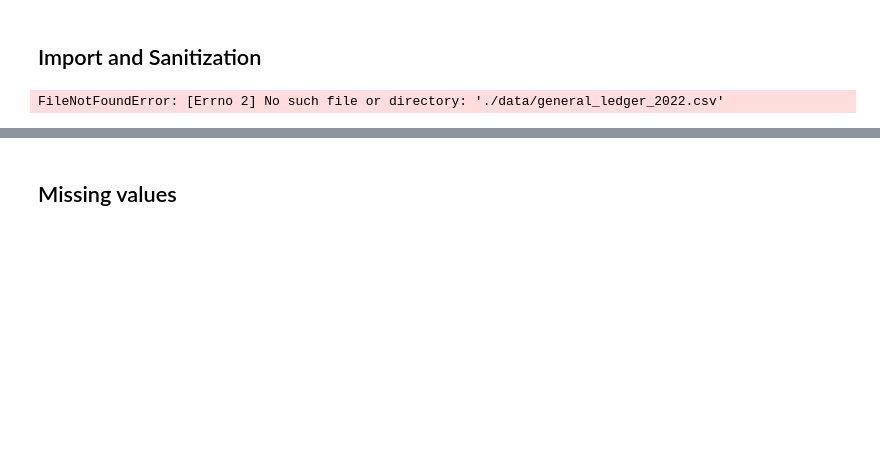
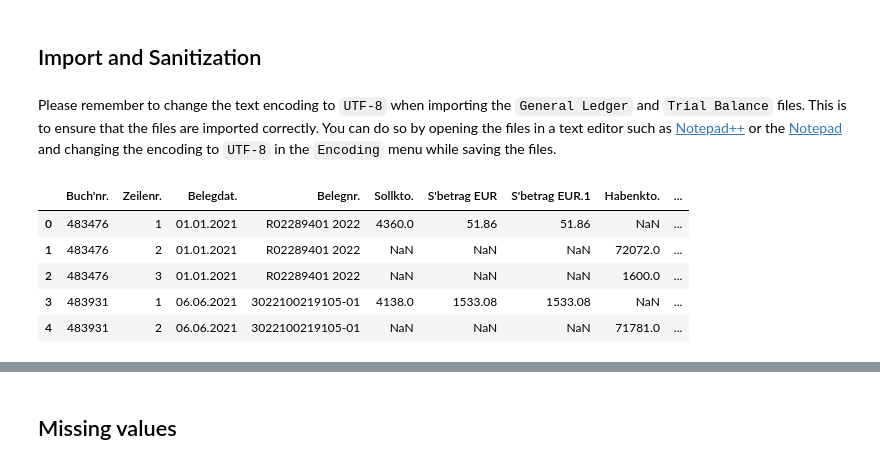
Before and after one commit to tlex-web/journal-entry-tests, a Jupyter notebook: JET.ipynb, the cells around one changed output, grey strips where cells are left out. Cells and saved outputs as stored; diff of their text form; code cells hidden in the pictures; blank space fills up the shorter version.

```diff
--- a/JET.ipynb
+++ b/JET.ipynb
@@ -160,11 +167,20 @@ filename_tb = relative_path + 'trial_balance.csv' # Please update if you want to
+# %% [markdown]
+Please remember to change the text encoding to `UTF-8` when importing the `General Ledger` and `Trial Balance` files. This is to ensure that the files are imported correctly.
+You can do so by opening the files in a text editor such as [Notepad++](https://notepad-plus-plus.org/downloads/) or the [Notepad](https://apps.microsoft.com/store/detail/windows-notepad/9MSMLRH6LZF3) and changing the encoding to `UTF-8` in the `Encoding` menu while saving the files.
 # %%
 # data import
+# set the appropriate decimal and separator characters
 df_gl = pd.read_csv(filename_gl, sep = ";", decimal = ",")
-df_header = pd.read_csv("./data/header.csv", sep = ";", decimal = ",", dtype={'Buchungsdatum': 'str'})
 df_tb = pd.read_csv(filename_tb, sep = ";", decimal = ",")
 
-df_header.head()
+# check if all columns are correctly imported and the floating point numbers are correctly interpreted
+df_gl.head()
 # %% [output]
-FileNotFoundError: [Errno 2] No such file or directory: './data/general_ledger_2022.csv'
+|  | Buch'nr. | Zeilenr. | Belegdat. | Belegnr. | Sollkto. | S'betrag EUR | S'betrag EUR.1 | Habenkto. | ... |
+| 0 | 483476 | 1 | 01.01.2021 | R02289401 2022 | 4360.0 | 51.86 | 51.86 | NaN | ... |
+| 1 | 483476 | 2 | 01.01.2021 | R02289401 2022 | NaN | NaN | NaN | 72072.0 | ... |
+| 2 | 483476 | 3 | 01.01.2021 | R02289401 2022 | NaN | NaN | NaN | 1600.0 | ... |
+| 3 | 483931 | 1 | 06.06.2021 | 3022100219105-01 | 4138.0 | 1533.08 | 1533.08 | NaN | ... |
+| 4 | 483931 | 2 | 06.06.2021 | 3022100219105-01 | NaN | NaN | NaN | 71781.0 | ... |
 # %%
 # check data types
```
Also changed, not shown: parts of 25 cells of this notebook, 7 other files.
